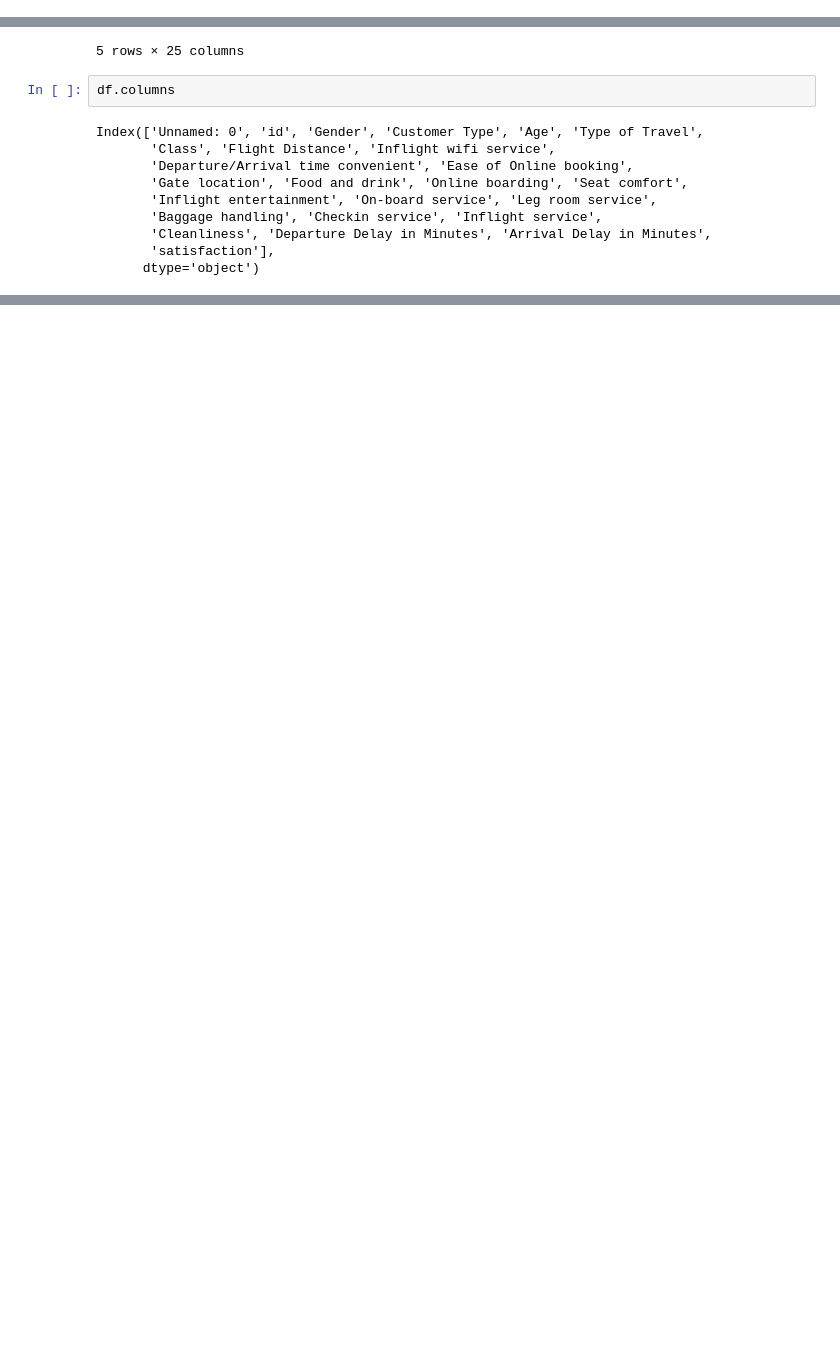
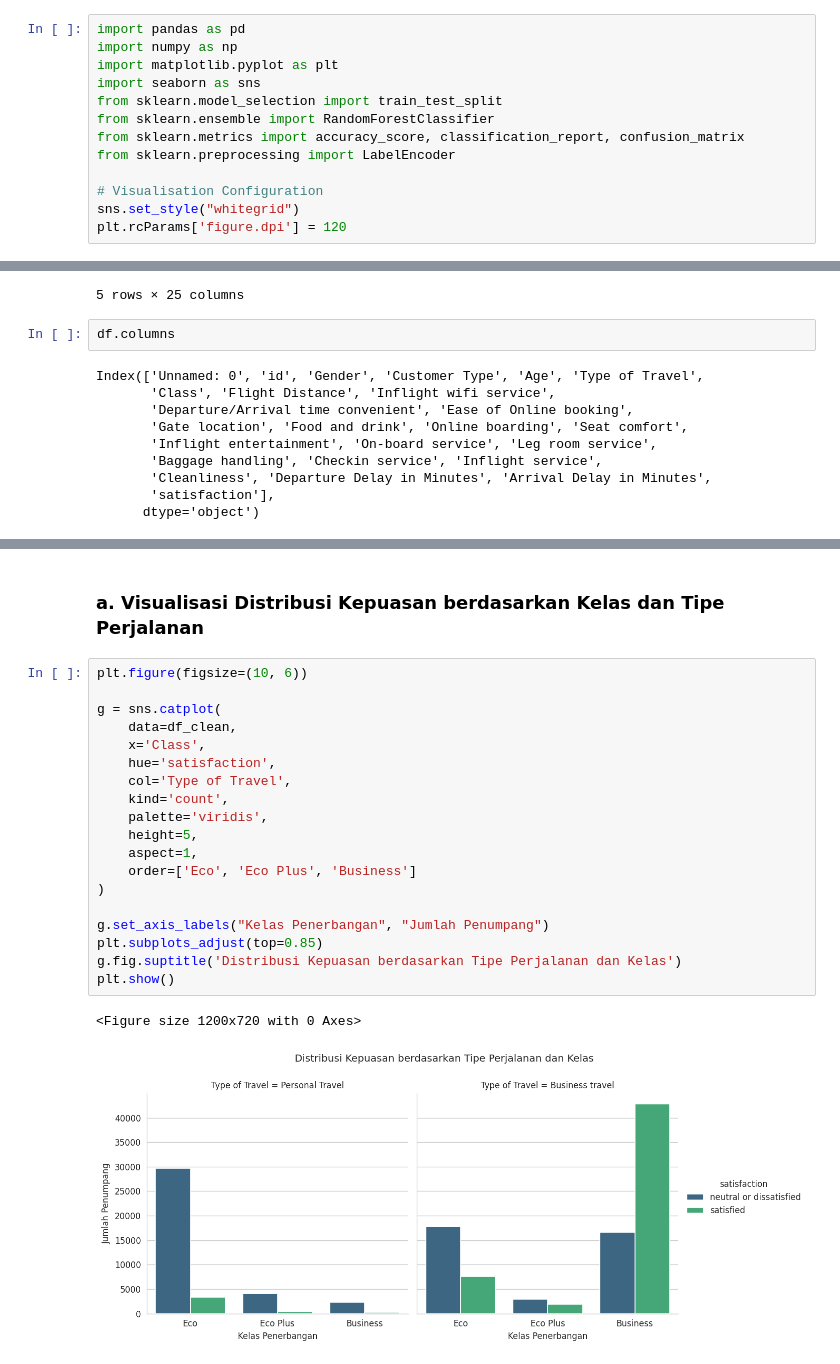
Before and after one commit to m-mukhlis/tubes_pda, a Jupyter notebook: aircraft_satisfaction.ipynb, the cells around one changed output, grey strips where cells are left out. Cells and saved outputs as stored; diff of their text form; blank space fills up the shorter version.

```diff
--- a/aircraft_satisfaction.ipynb
+++ b/aircraft_satisfaction.ipynb
@@ -7,0 +15,13 @@ df = pd.read_csv("https://drive.google.com/uc?id=19zgQEeZNUtybmQ4ZxGtwR6i-NdqQJK
+# %%
+import pandas as pd
+import numpy as np
+import matplotlib.pyplot as plt
+import seaborn as sns
+from sklearn.model_selection import train_test_split
+from sklearn.ensemble import RandomForestClassifier
+from sklearn.metrics import accuracy_score, classification_report, confusion_matrix
+from sklearn.preprocessing import LabelEncoder
+
+# Visualisation Configuration
+sns.set_style("whitegrid")
+plt.rcParams['figure.dpi'] = 120
@@ -113,0 +160,24 @@ max                1.000000       3.000000
+# %% [markdown]
+### a. Visualisasi Distribusi Kepuasan berdasarkan Kelas dan Tipe Perjalanan
+# %%
+plt.figure(figsize=(10, 6))
+
+g = sns.catplot(
+    data=df_clean,
+    x='Class',
+    hue='satisfaction',
+    col='Type of Travel',
+    kind='count',
+    palette='viridis',
+    height=5,
+    aspect=1,
+    order=['Eco', 'Eco Plus', 'Business']
+)
+
+g.set_axis_labels("Kelas Penerbangan", "Jumlah Penumpang")
+plt.subplots_adjust(top=0.85)
+g.fig.suptitle('Distribusi Kepuasan berdasarkan Tipe Perjalanan dan Kelas')
+plt.show()
+# %% [output]
+<Figure size 1200x720 with 0 Axes>
+[figure, added]
```
Also changed, not shown: parts of 45 cells of this notebook, 1 other file.
